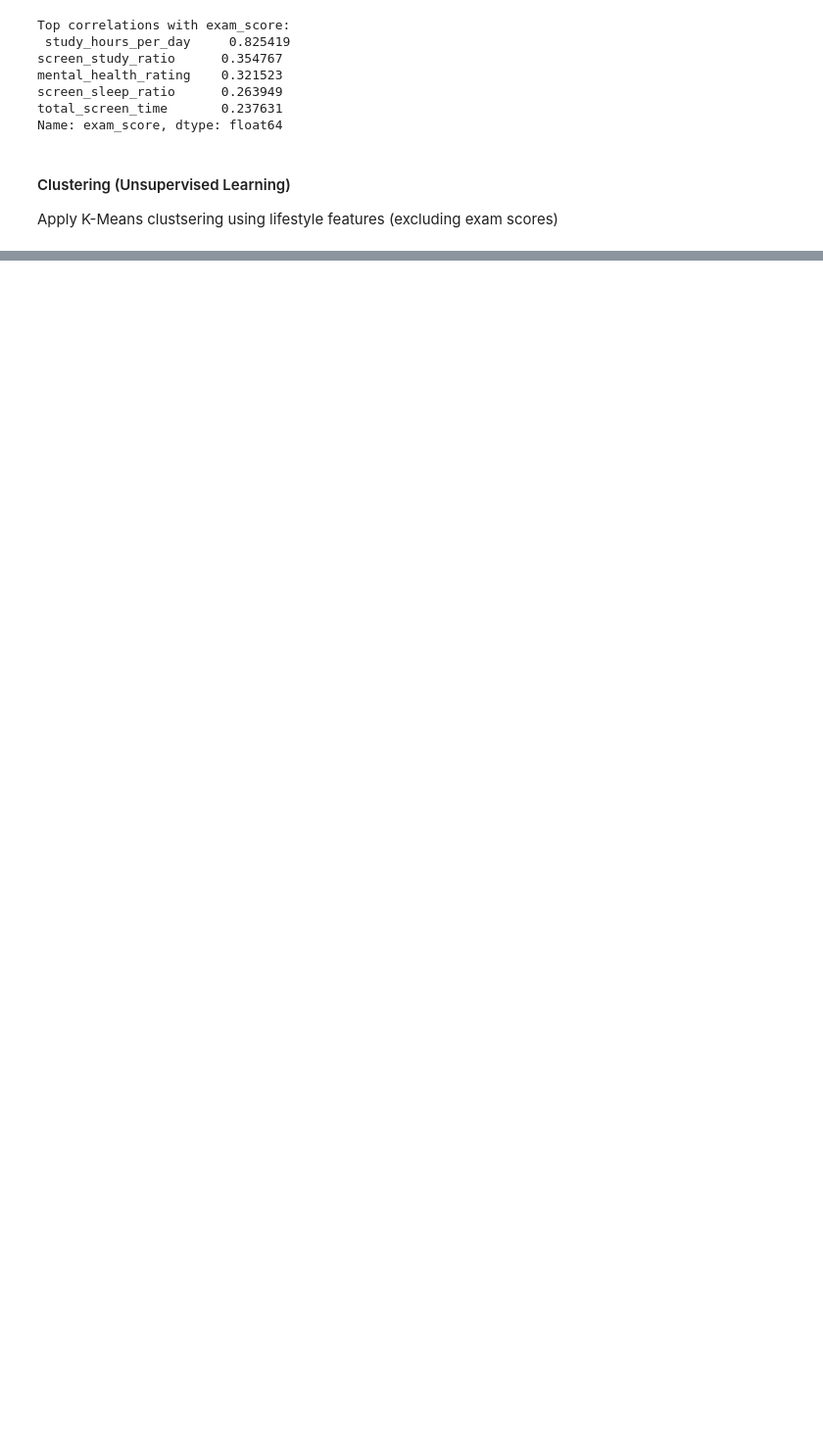
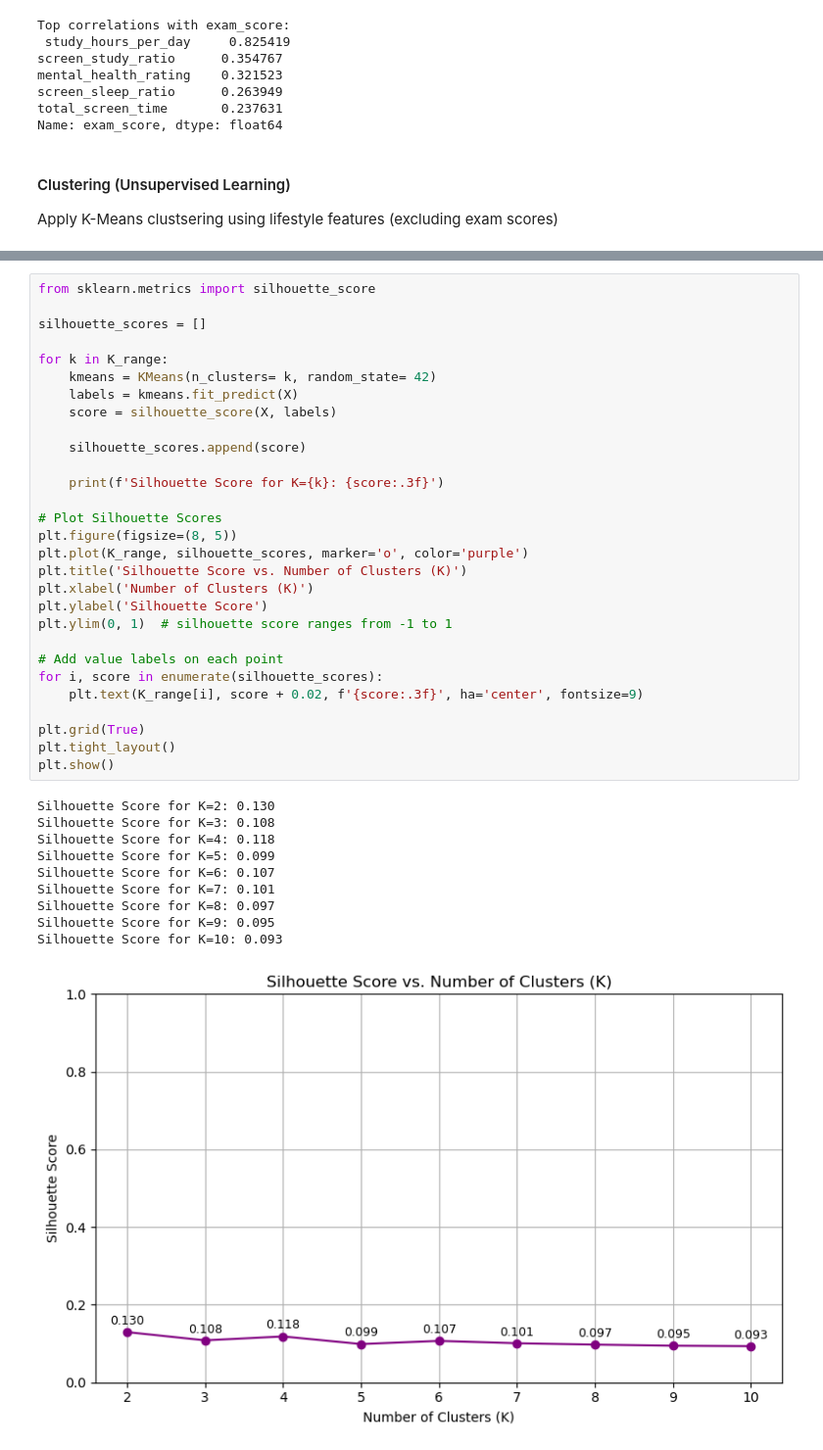
Before and after one commit to JuanTuatis/emtech-programming-assignment, a Jupyter notebook: EmTech-Capstone-Project/Capstone-Project.ipynb, the cells around one changed output, grey strips where cells are left out. Shown at 98% size. Saved outputs shown, nothing was run; the diff lists cells and outputs as text; blank space fills up the shorter version.

```diff
--- a/EmTech-Capstone-Project/Capstone-Project.ipynb
+++ b/EmTech-Capstone-Project/Capstone-Project.ipynb
@@ -226,0 +300,40 @@ Apply K-Means clustsering using lifestyle features (excluding exam scores)
+# %%
+from sklearn.metrics import silhouette_score
+
+silhouette_scores = []
+
+for k in K_range:
+    kmeans = KMeans(n_clusters= k, random_state= 42)
+    labels = kmeans.fit_predict(X)
+    score = silhouette_score(X, labels)
+
+    silhouette_scores.append(score)
+
+    print(f'Silhouette Score for K={k}: {score:.3f}')
+
+# Plot Silhouette Scores
+plt.figure(figsize=(8, 5))
+plt.plot(K_range, silhouette_scores, marker='o', color='purple')
+plt.title('Silhouette Score vs. Number of Clusters (K)')
+plt.xlabel('Number of Clusters (K)')
+plt.ylabel('Silhouette Score')
+plt.ylim(0, 1)  # silhouette score ranges from -1 to 1
+
+# Add value labels on each point
+for i, score in enumerate(silhouette_scores):
+    plt.text(K_range[i], score + 0.02, f'{score:.3f}', ha='center', fontsize=9)
+
+plt.grid(True)
+plt.tight_layout()
+plt.show()
+# %% [output]
+Silhouette Score for K=2: 0.130
+Silhouette Score for K=3: 0.108
+Silhouette Score for K=4: 0.118
+Silhouette Score for K=5: 0.099
+Silhouette Score for K=6: 0.107
+Silhouette Score for K=7: 0.101
+Silhouette Score for K=8: 0.097
+Silhouette Score for K=9: 0.095
+Silhouette Score for K=10: 0.093
+[figure, added]
```
Also changed, not shown: parts of 9 cells of this notebook.
